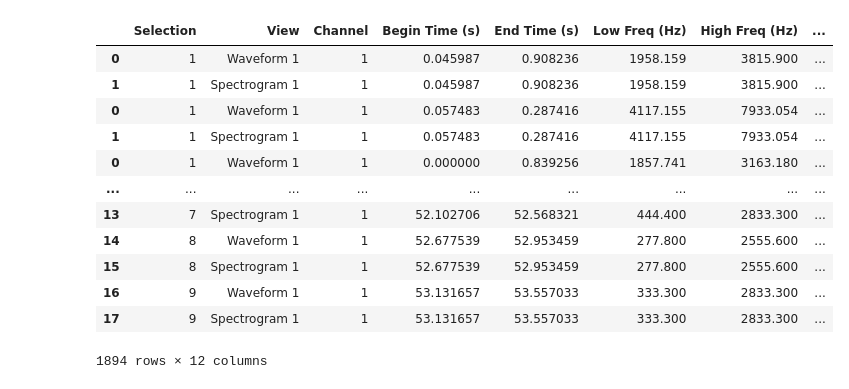
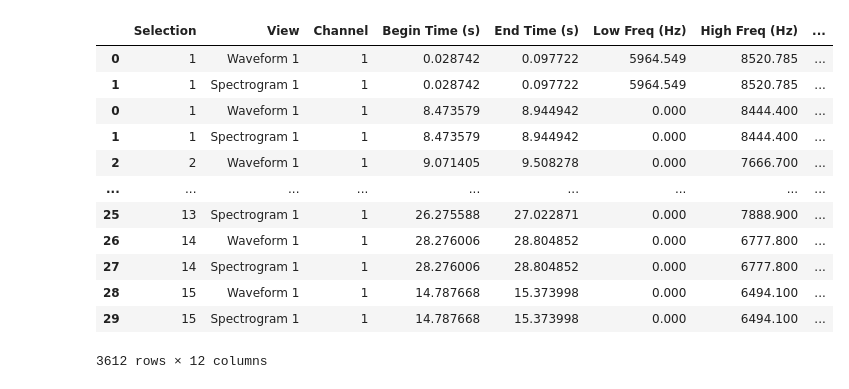
Before and after one commit to CV4EcologySchool/waterfowl_audio_id, a Jupyter notebook: notebooks/annotation_data_exploration.ipynb, the cells around one changed output. Saved outputs shown, nothing was run; the diff lists cells and outputs as text; code cells hidden in the pictures.

```diff
--- a/notebooks/annotation_data_exploration.ipynb
+++ b/notebooks/annotation_data_exploration.ipynb
@@ -400,31 +394,33 @@ for file in files:
 # %%
+import pandas as pd
+data_directory = "/mnt/class_data/group1_bioacoustics/brett"
+
 import glob
 from pathlib import Path
-files = glob.glob(f"/Volumes/LaCie/audio_files_to_annotate/annotated_files_20250108/*selections.txt")
+files = glob.glob(f"{data_directory}/*selections.txt")
 all_dfs = []
 for file in files:
     df = pd.read_csv(file, sep="\t")
+    file_stem = Path(file).stem.replace(".Table.1.selections", "")
     df["deployment"] = file_stem[:10]
-    #df.to_csv(file, sep="\t")
     all_dfs.append(df)
-    file_stem = Path(file).stem.replace(".Table.1.selections", "")
     print()
 final_df = pd.concat(all_dfs)
 final_df
 # %% [output]
 |  | Selection | View | Channel | Begin Time (s) | End Time (s) | Low Freq (Hz) | High Freq (Hz) | ... |
-| 0 | 1 | Waveform 1 | 1 | 0.045987 | 0.908236 | 1958.159 | 3815.900 | ... |
-| 1 | 1 | Spectrogram 1 | 1 | 0.045987 | 0.908236 | 1958.159 | 3815.900 | ... |
-| 0 | 1 | Waveform 1 | 1 | 0.057483 | 0.287416 | 4117.155 | 7933.054 | ... |
-| 1 | 1 | Spectrogram 1 | 1 | 0.057483 | 0.287416 | 4117.155 | 7933.054 | ... |
-| 0 | 1 | Waveform 1 | 1 | 0.000000 | 0.839256 | 1857.741 | 3163.180 | ... |
+| 0 | 1 | Waveform 1 | 1 | 0.028742 | 0.097722 | 5964.549 | 8520.785 | ... |
+| 1 | 1 | Spectrogram 1 | 1 | 0.028742 | 0.097722 | 5964.549 | 8520.785 | ... |
+| 0 | 1 | Waveform 1 | 1 | 8.473579 | 8.944942 | 0.000 | 8444.400 | ... |
+| 1 | 1 | Spectrogram 1 | 1 | 8.473579 | 8.944942 | 0.000 | 8444.400 | ... |
+| 2 | 2 | Waveform 1 | 1 | 9.071405 | 9.508278 | 0.000 | 7666.700 | ... |
 | ... | ... | ... | ... | ... | ... | ... | ... | ... |
-| 13 | 7 | Spectrogram 1 | 1 | 52.102706 | 52.568321 | 444.400 | 2833.300 | ... |
-| 14 | 8 | Waveform 1 | 1 | 52.677539 | 52.953459 | 277.800 | 2555.600 | ... |
-| 15 | 8 | Spectrogram 1 | 1 | 52.677539 | 52.953459 | 277.800 | 2555.600 | ... |
-| 16 | 9 | Waveform 1 | 1 | 53.131657 | 53.557033 | 333.300 | 2833.300 | ... |
-| 17 | 9 | Spectrogram 1 | 1 | 53.131657 | 53.557033 | 333.300 | 2833.300 | ... |
+| 25 | 13 | Spectrogram 1 | 1 | 26.275588 | 27.022871 | 0.000 | 7888.900 | ... |
+| 26 | 14 | Waveform 1 | 1 | 28.276006 | 28.804852 | 0.000 | 6777.800 | ... |
+| 27 | 14 | Spectrogram 1 | 1 | 28.276006 | 28.804852 | 0.000 | 6777.800 | ... |
+| 28 | 15 | Waveform 1 | 1 | 14.787668 | 15.373998 | 0.000 | 6494.100 | ... |
+| 29 | 15 | Spectrogram 1 | 1 | 14.787668 | 15.373998 | 0.000 | 6494.100 | ... |
-1894 rows × 12 columns
+3612 rows × 12 columns
 # %%
 import seaborn as sns
 spectrogram_df = final_df[(final_df["View"]=="Spectrogram 1") & (final_df["species"].isin(["branta_canadensis", "cygnus_buccinator", "anas_carolinensis", "anas_platyrhynchos", "aix_sponsa"]))]
```
Also changed, not shown: parts of 53 cells of this notebook.
